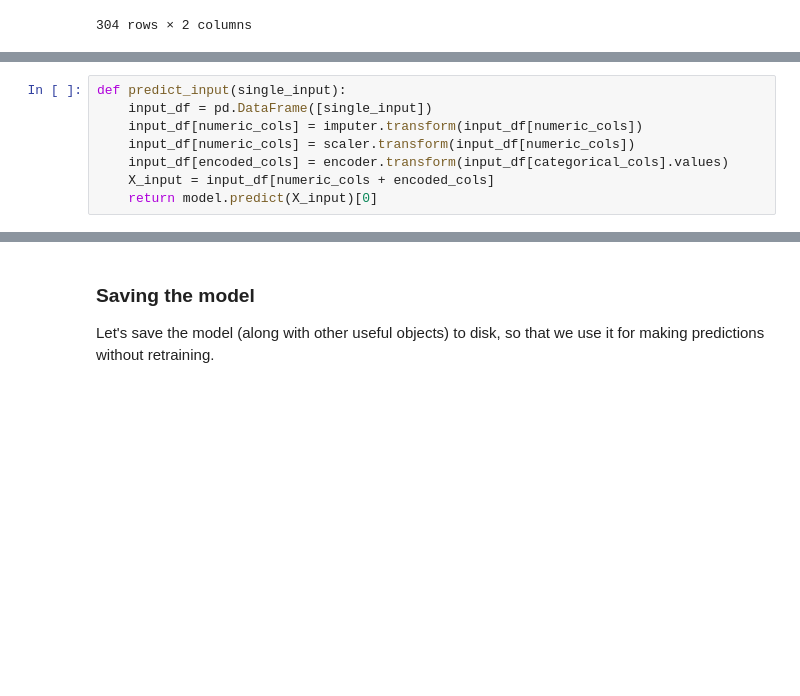
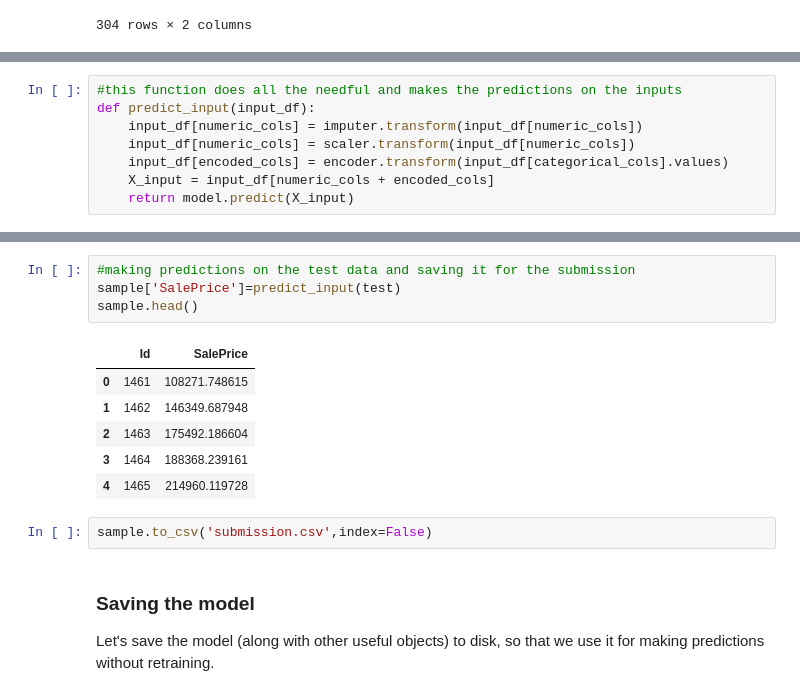
Before and after one commit to prasadposture/House-Prices---Advanced-Regression-Techniques, a Jupyter notebook: House Price Predictions.ipynb, the cells around one changed output, grey strips where cells are left out. Saved outputs shown, nothing was run; the diff lists cells and outputs as text; blank space fills up the shorter version.

```diff
--- a/House Price Predictions.ipynb
+++ b/House Price Predictions.ipynb
@@ -547,10 +549,10 @@ weights_df
 
 The model can be used to make predictions on new inputs using the following helper function:
 # %%
-def predict_input(single_input):
-    input_df = pd.DataFrame([single_input])
+#this function does all the needful and makes the predictions on the inputs
+def predict_input(input_df):
     input_df[numeric_cols] = imputer.transform(input_df[numeric_cols])
     input_df[numeric_cols] = scaler.transform(input_df[numeric_cols])
     input_df[encoded_cols] = encoder.transform(input_df[categorical_cols].values)
     X_input = input_df[numeric_cols + encoded_cols]
-    return model.predict(X_input)[0]
+    return model.predict(X_input)
@@ -579,3 +581,16 @@ The predicted sale price of the house is $123862.69008908834
+# %%
+#making predictions on the test data and saving it for the submission
+sample['SalePrice']=predict_input(test)
+sample.head()
+# %% [output]
+|  | Id | SalePrice |
+| 0 | 1461 | 108271.748615 |
+| 1 | 1462 | 146349.687948 |
+| 2 | 1463 | 175492.186604 |
+| 3 | 1464 | 188368.239161 |
+| 4 | 1465 | 214960.119728 |
+# %%
+sample.to_csv('submission.csv',index=False)
 # %% [markdown]
 ### Saving the model
 
```
Also changed, not shown: parts of 11 cells of this notebook.
